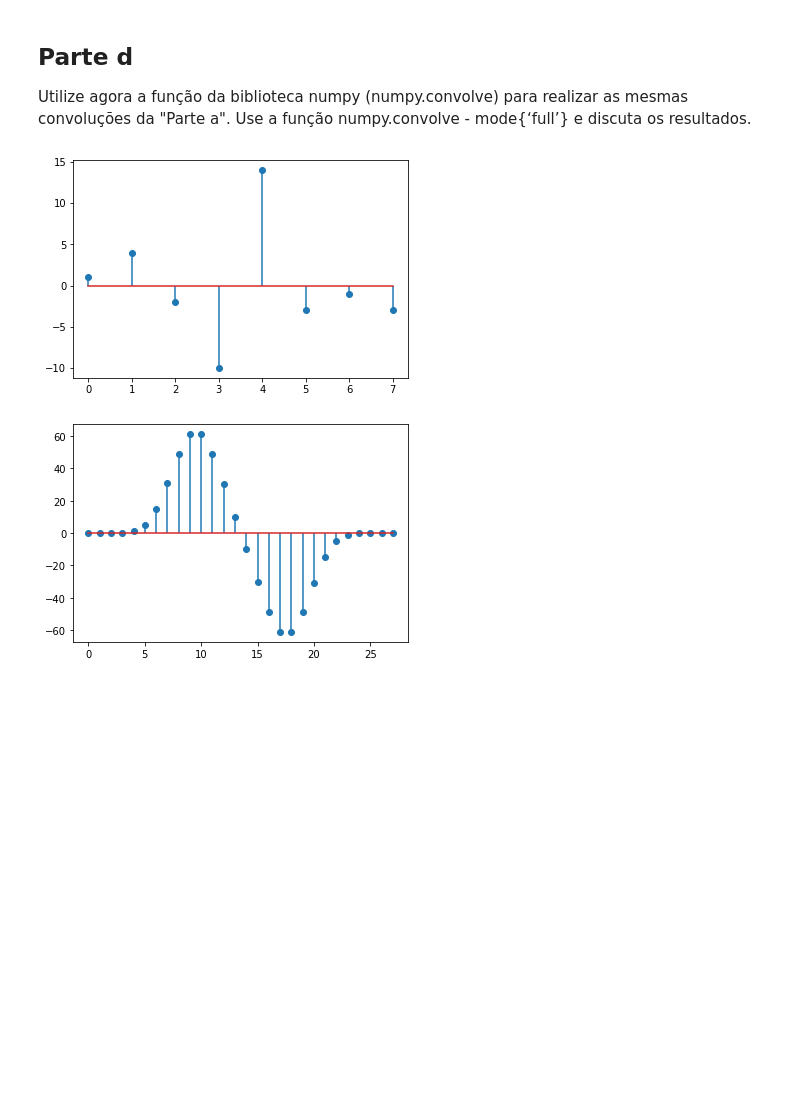
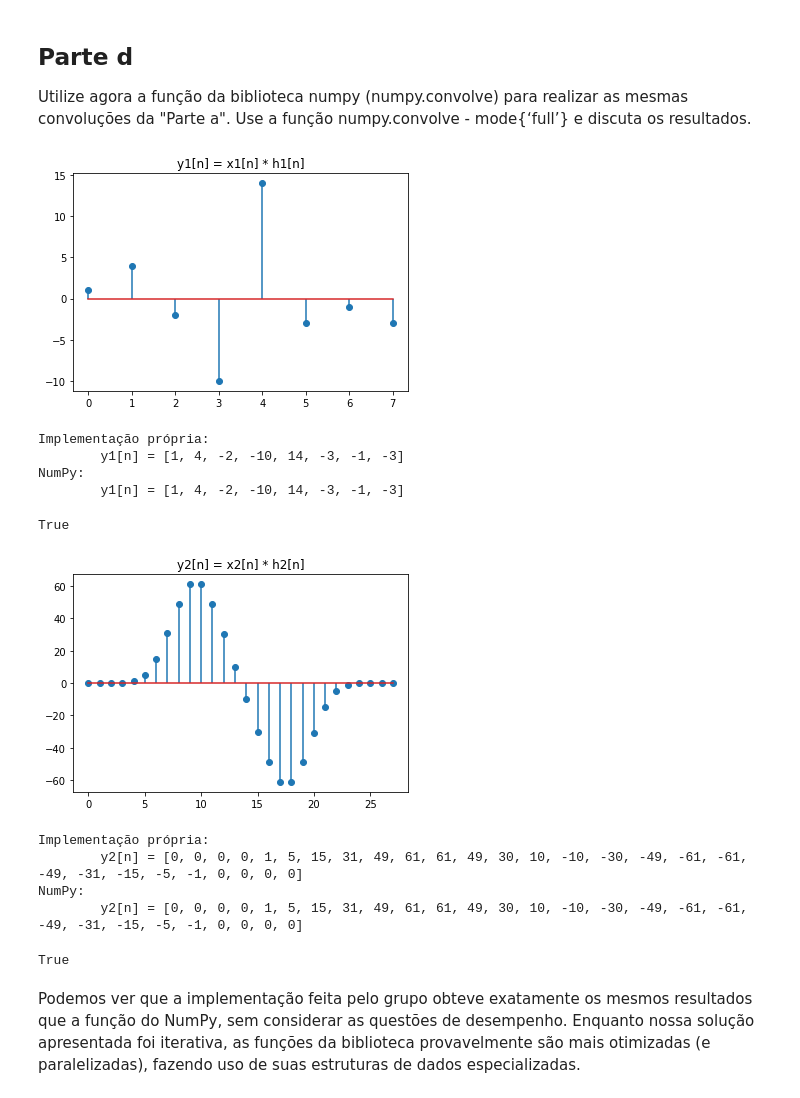
Before and after one commit to julianafalves/Sinais-Digitais, a Jupyter notebook: Projeto1.ipynb, the cells around one changed output. Cells and saved outputs as stored; diff of their text form; code cells hidden in the pictures; blank space fills up the shorter version.

```diff
--- a/Projeto1.ipynb
+++ b/Projeto1.ipynb
@@ -311,18 +400,48 @@ show()
 ## Parte d
 Utilize agora a função da biblioteca numpy (numpy.convolve) para realizar as mesmas convoluções da "Parte a". Use a função numpy.convolve - mode{‘full’} e discuta os resultados.
 # %%
-np_conv_x1_h1 = np.convolve(x1,h1)
-n = np.arange(0, len(np_conv_x1_h1))
+np_conv_x1_h1 = np.convolve(x1, h1, mode='full')
 
-stem(n, np_conv_x1_h1, use_line_collection=True)
+stem(np_conv_x1_h1, use_line_collection=True)
+plt.title('y1[n] = x1[n] * h1[n]')
 show()
 # %% [output]
-[figure, old version]
+[figure, new version]
+# %%
+print('Implementação própria:')
+print('\ty1[n] =', conv_x1_h1)
+print('NumPy:')
+print('\ty1[n] =', list(np_conv_x1_h1))
+# %% [output]
+Implementação própria:
+        y1[n] = [1, 4, -2, -10, 14, -3, -1, -3]
+NumPy:
+        y1[n] = [1, 4, -2, -10, 14, -3, -1, -3]
+# %%
+print(conv_x1_h1 == list(np_conv_x1_h1))
+# %% [output]
+True
 # %%
-np_conv_x2_h2 = np.convolve(x2,h2)
-n = np.arange(0, len(np_conv_x2_h2))
+np_conv_x2_h2 = np.convolve(x2, h2, mode='full')
 
-stem(n, np_conv_x2_h2, use_line_collection=True)
+stem(np_conv_x2_h2, use_line_collection=True)
+plt.title('y2[n] = x2[n] * h2[n]')
 show()
 # %% [output]
-[figure, old version]
+[figure, new version]
+# %%
+print('Implementação própria:')
+print('\ty2[n] =', conv_x2_h2)
+print('NumPy:')
+print('\ty2[n] =', list(np_conv_x2_h2))
+# %% [output]
+Implementação própria:
+        y2[n] = [0, 0, 0, 0, 1, 5, 15, 31, 49, 61, 61, 49, 30, 10, -10, -30, -49, -61, -61, -49, -31, -15, -5, -1, 0, 0, 0, 0]
+NumPy:
+        y2[n] = [0, 0, 0, 0, 1, 5, 15, 31, 49, 61, 61, 49, 30, 10, -10, -30, -49, -61, -61, -49, -31, -15, -5, -1, 0, 0, 0, 0]
+# %%
+print(conv_x2_h2 == list(np_conv_x2_h2))
+# %% [output]
+True
+# %% [markdown]
+Podemos ver que a implementação feita pelo grupo obteve exatamente os mesmos resultados que a função do NumPy, sem considerar as questões de desempenho. Enquanto nossa solução apresentada foi iterativa, as funções da biblioteca provavelmente são mais otimizadas (e paralelizadas), fazendo uso de suas estruturas de dados especializadas.
```
Also changed, not shown: parts of 17 cells of this notebook.
